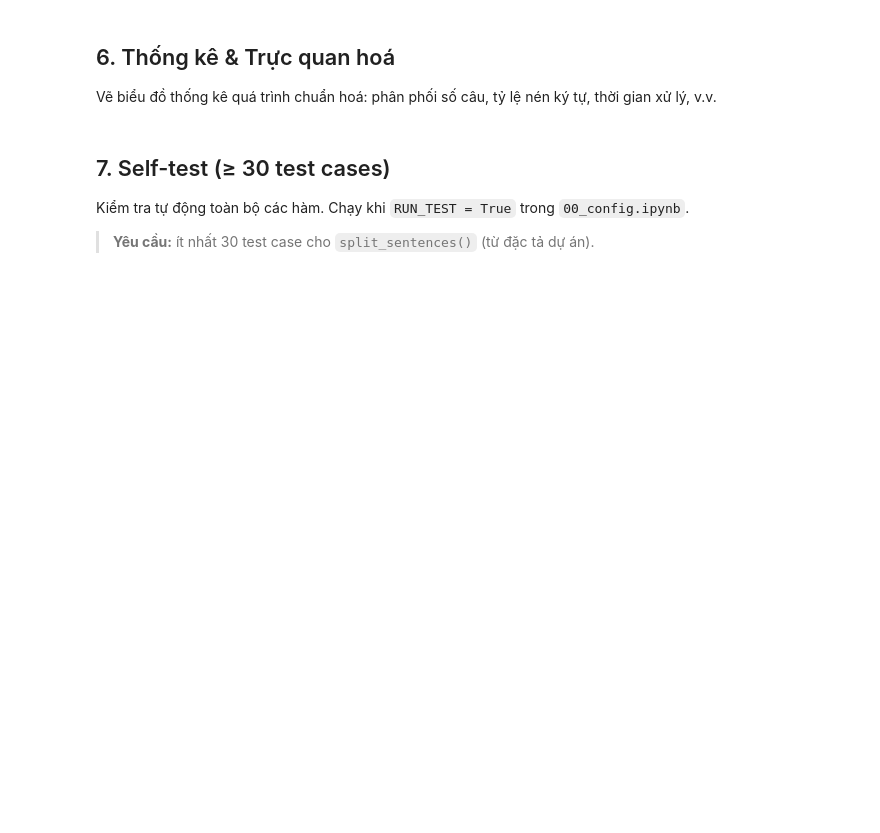
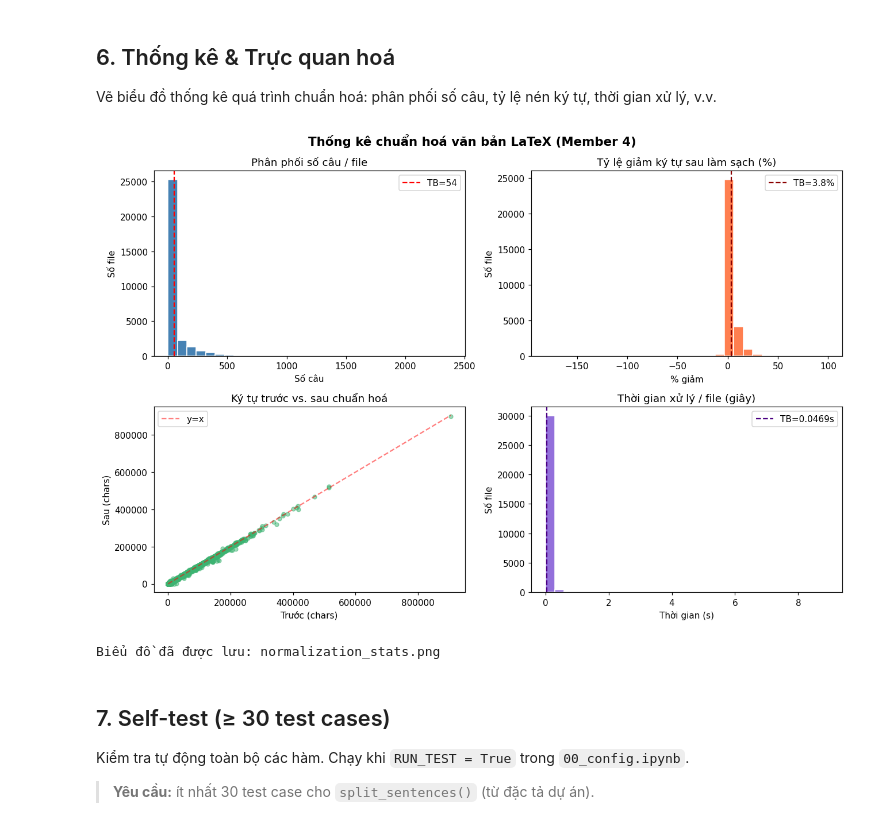
Before and after one commit to thinhelzan842/intro-ds-arxiv-project, a Jupyter notebook: src/11_normalize.ipynb, the cells around one changed output. Saved outputs shown, nothing was run; the diff lists cells and outputs as text; code cells hidden in the pictures; blank space fills up the shorter version.

```diff
--- a/src/11_normalize.ipynb
+++ b/src/11_normalize.ipynb
@@ -547,0 +519,15 @@ print("split_sentences() đã được định nghĩa.")
+# %%
+import traceback
+
+# Lấy thử 1 file bị lỗi trong ảnh để xem chi tiết
+test_file = RAW_DIR / "2603-20580" / "v1" / "info.tex"
+raw = test_file.read_text(encoding="utf-8", errors="replace")
+
+try:
+    expanded = expand_macros(raw)
+    cleaned  = clean_latex(expanded)
+    normed   = normalize_math(cleaned)
+    sents    = split_sentences(normed)
+    print("Chạy thành công!")
+except Exception:
+    traceback.print_exc()
@@ -561,6 +549,7 @@ Duyệt qua tất cả paper trong `RAW_DIR`, xử lý từng file `.tex`:
 
 import time
 from pathlib import Path
+from typing import Dict, List
 
 def normalize_tex_file(tex_path: Path) -> Dict:
     """
@@ -590,8 +579,7 @@ def normalize_tex_file(tex_path: Path) -> Dict:
 
         # Lưu file normalized
         out_path = tex_path.parent / (tex_path.stem + "_normalized.txt")
-        out_path.write_text("
-".join(sents), encoding="utf-8")
+        out_path.write_text("".join(sents), encoding="utf-8")
         result["out_path"] = str(out_path)
 
     except Exception as e:
@@ -664,9 +670,12 @@ else:
 Vẽ biểu đồ thống kê quá trình chuẩn hoá: phân phối số câu, tỷ lệ nén ký tự,
 thời gian xử lý, v.v.
 # %%
+from typing import Dict, List
+import matplotlib
 import matplotlib.pyplot as plt
-import matplotlib
+
 matplotlib.rcParams["figure.dpi"] = 110
+
 
 def plot_normalization_stats(results: List[Dict]) -> None:
     """Vẽ 4 biểu đồ thống kê kết quả pipeline chuẩn hoá."""
@@ -693,8 +702,12 @@ def plot_normalization_stats(results: List[Dict]) -> None:
     axes[0, 0].set_title("Phân phối số câu / file")
     axes[0, 0].set_xlabel("Số câu")
     axes[0, 0].set_ylabel("Số file")
-    axes[0, 0].axvline(sum(sents)/len(sents), color="red", linestyle="--",
-                       label=f"TB={sum(sents)/len(sents):.0f}")
+    axes[0, 0].axvline(
+        sum(sents) / len(sents),
+        color="red",
+        linestyle="--",
+        label=f"TB={sum(sents)/len(sents):.0f}",
+    )
     axes[0, 0].legend()
 
     # 2. Tỷ lệ nén ký tự (%)
@@ -702,37 +715,48 @@ def plot_normalization_stats(results: List[Dict]) -> None:
     axes[0, 1].set_title("Tỷ lệ giảm ký tự sau làm sạch (%)")
     axes[0, 1].set_xlabel("% giảm")
     axes[0, 1].set_ylabel("Số file")
     if compression:
-        axes[0, 1].axvline(sum(compression)/len(compression), color="darkred",
-                           linestyle="--", label=f"TB={sum(compression)/len(compression):.1f}%")
+        axes[0, 1].axvline(
+            sum(compression) / len(compression),
+            color="darkred",
+            linestyle="--",
+            label=f"TB={sum(compression)/len(compression):.1f}%",
+        )
         axes[0, 1].legend()
 
     # 3. Scatter: chars_before vs chars_after
     axes[1, 0].scatter(chars_before, chars_after, alpha=0.5, s=20, color="mediumseagreen")
     axes[1, 0].set_title("Ký tự trước vs. sau chuẩn hoá")
     axes[1, 0].set_xlabel("Trước (chars)")
     axes[1, 0].set_ylabel("Sau (chars)")
     _max = max(max(chars_before, default=1), max(chars_after, default=1))
     axes[1, 0].plot([0, _max], [0, _max], "r--", alpha=0.5, label="y=x")
     axes[1, 0].legend()
 
     # 4. Thời gian xử lý
     axes[1, 1].hist(times, bins=30, color="mediumpurple", edgecolor="white")
     axes[1, 1].set_title("Thời gian xử lý / file (giây)")
     axes[1, 1].set_xlabel("Thời gian (s)")
     axes[1, 1].set_ylabel("Số file")
     if times:
-        axes[1, 1].axvline(sum(times)/len(times), color="indigo", linestyle="--",
-                           label=f"TB={sum(times)/len(times):.4f}s")
+        axes[1, 1].axvline(
+            sum(times) / len(times),
+            color="indigo",
+            linestyle="--",
+            label=f"TB={sum(times)/len(times):.4f}s",
+        )
         axes[1, 1].legend()
 
     plt.tight_layout()
     plt.savefig("normalization_stats.png", bbox_inches="tight")
     plt.show()
     print("Biểu đồ đã được lưu: normalization_stats.png")
 
 
 plot_normalization_stats(pipeline_results)
+# %% [output]
+[figure, added]
+Biểu đồ đã được lưu: normalization_stats.png
 # %% [markdown]
 ## 7. Self-test (≥ 30 test cases)
 
```
Also changed, not shown: parts of 9 cells of this notebook, 1 other file.
